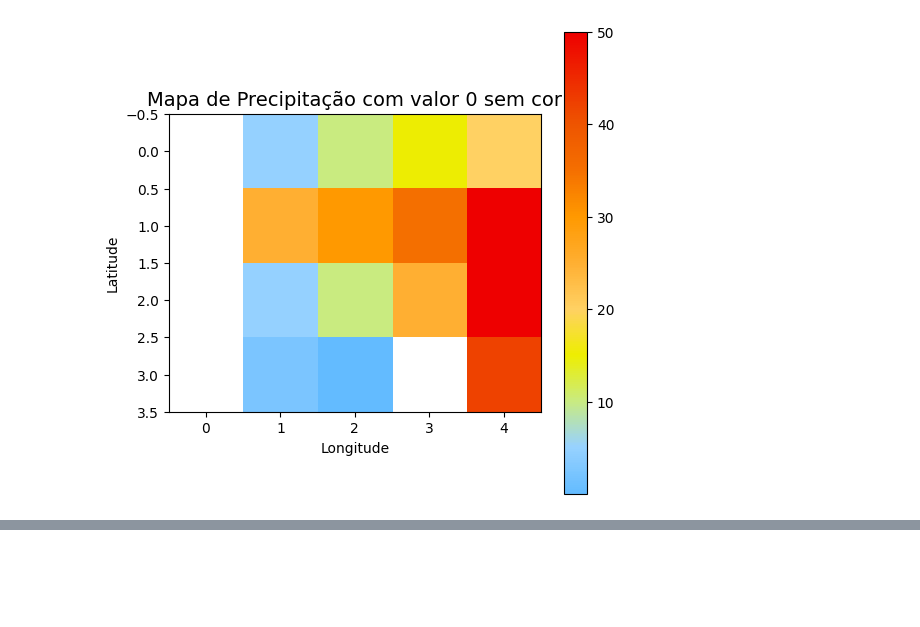
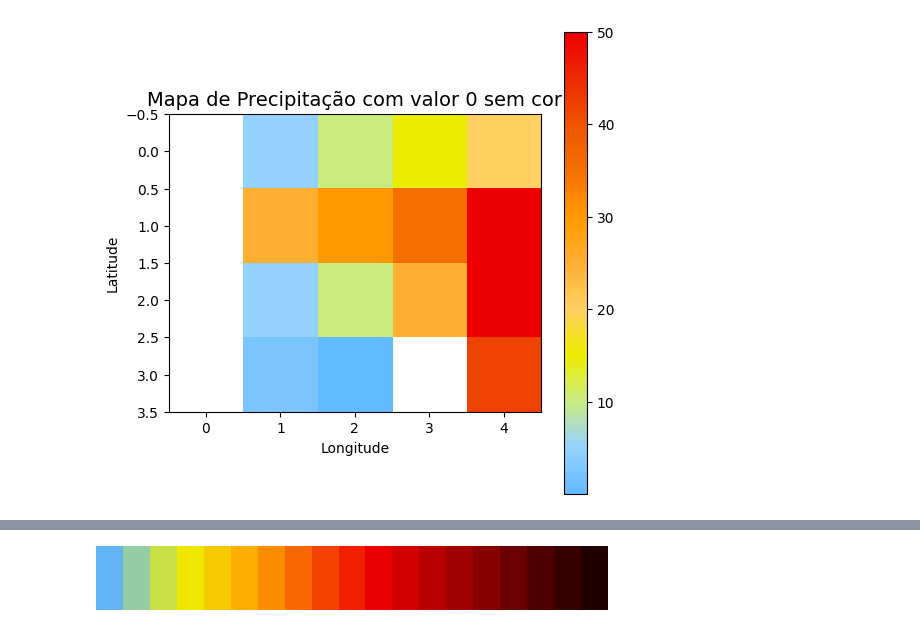
Before and after one commit to prefeitura-rio/plataforma-clima-api, a Jupyter notebook: src/app/notebooks/test_bar_colors.ipynb, the cells around one changed output, grey strips where cells are left out. Cells and saved outputs as stored; diff of their text form; code cells hidden in the pictures; blank space fills up the shorter version.

```diff
--- a/src/app/notebooks/test_bar_colors.ipynb
+++ b/src/app/notebooks/test_bar_colors.ipynb
@@ -112,0 +312,4 @@ plt.show()
+# %%
+cmap
+# %% [output]
+[figure, added]
```
Also changed, not shown: parts of 10 cells of this notebook, 2 other files.
